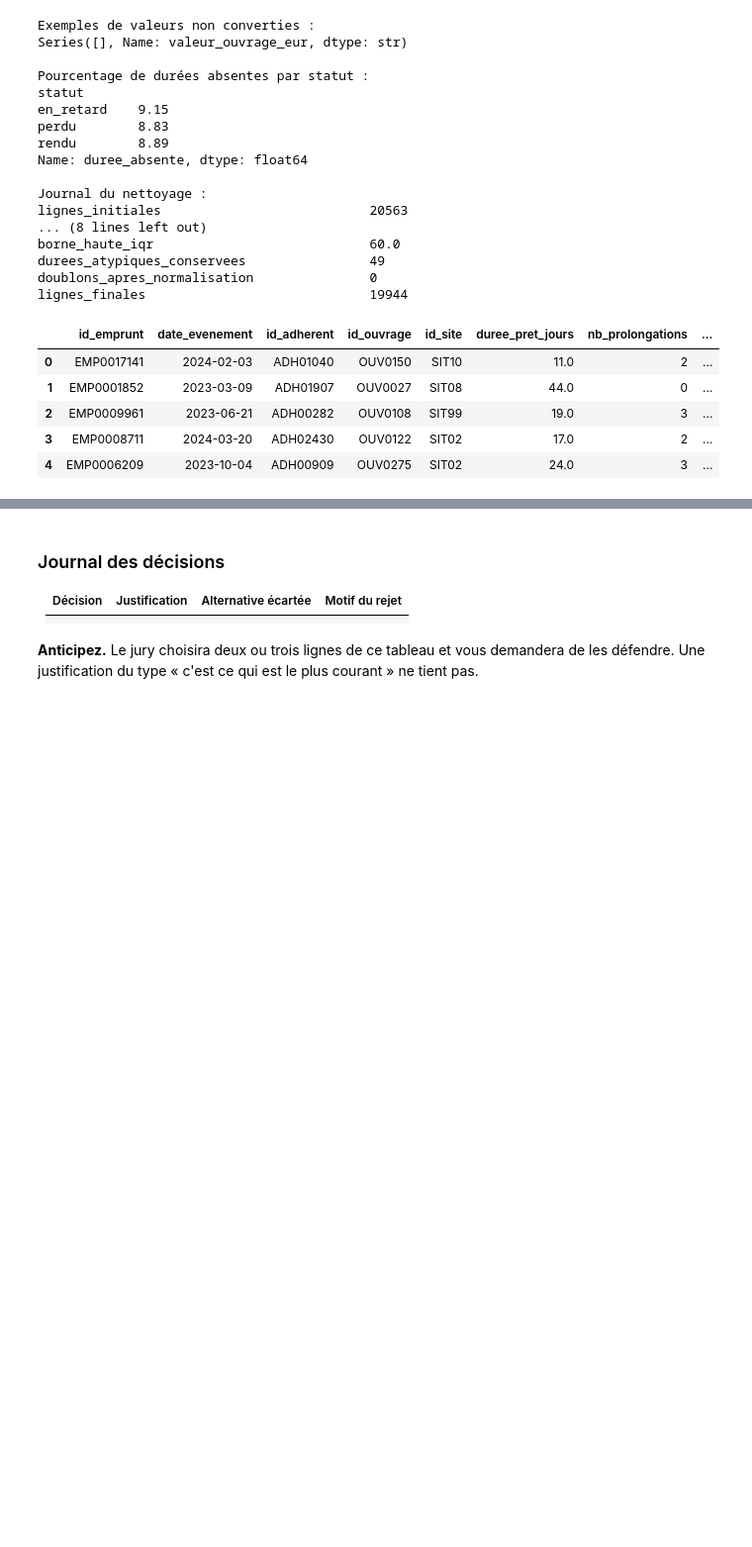
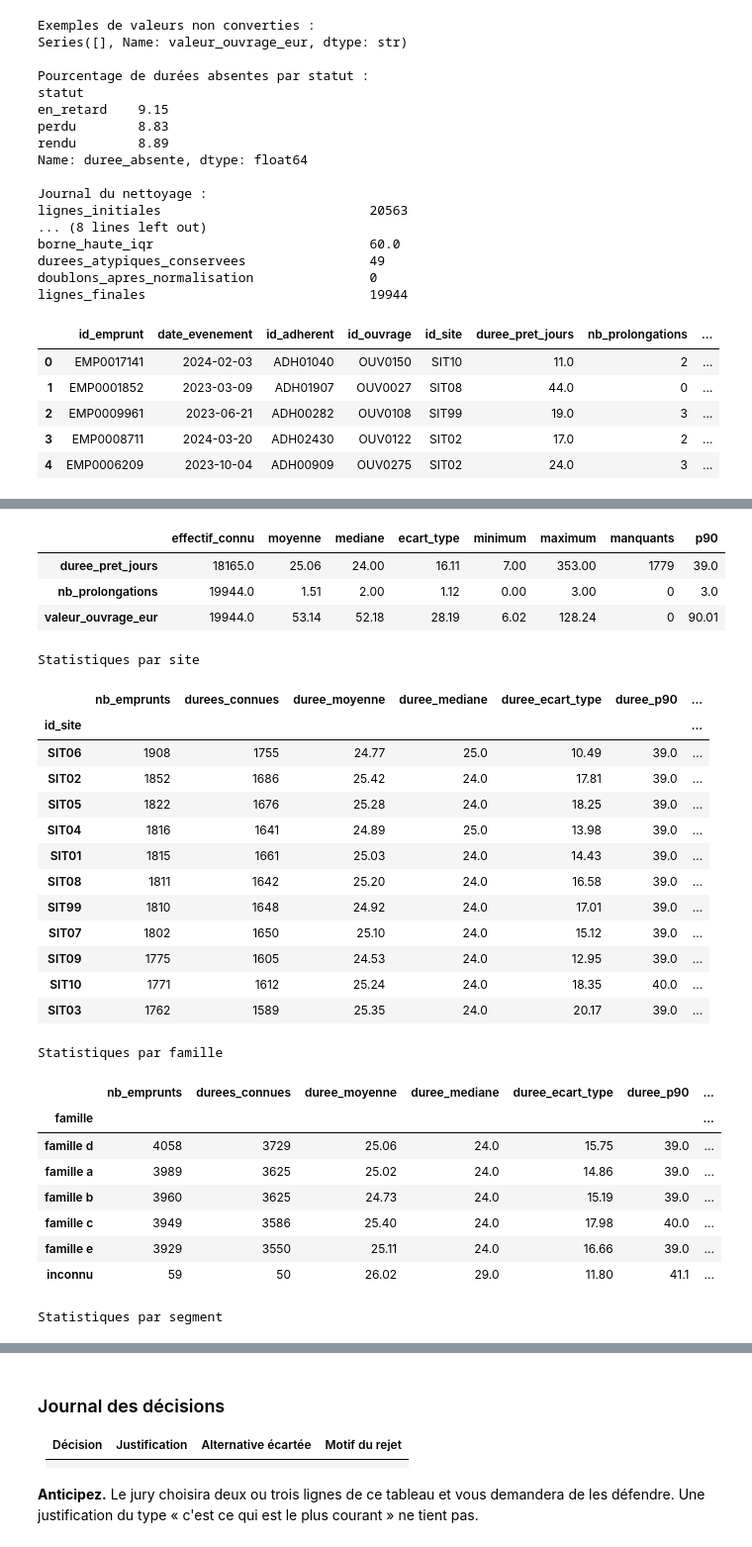
Before and after one commit to ZakariaCoda/Data_Manipulation, a Jupyter notebook: Cours/notebooks/09_projet_canevas.ipynb, the cells around one changed output, grey strips where cells are left out. Shown at 99% size. Cells and saved outputs as stored; diff of their text form; code cells hidden in the pictures; blank space fills up the shorter version.

```diff
--- a/Cours/notebooks/09_projet_canevas.ipynb
+++ b/Cours/notebooks/09_projet_canevas.ipynb
@@ -381,0 +578,77 @@ lignes_finales                             19944
+# %%
+## Etude des donnèes
+
+numeric_columns = [
+    'duree_pret_jours',
+    'nb_prolongations',
+    'valeur_ouvrage_eur',
+]
+
+statistics = analysis_data[numeric_columns].agg([
+    'count', 'mean', 'median', 'std', 'min', 'max'
+]).T
+
+statistics.columns = [
+    'effectif_connu', 'moyenne', 'mediane',
+    'ecart_type', 'minimum', 'maximum',
+]
+
+statistics['manquants'] = analysis_data[numeric_columns].isna().sum()
+statistics['p90'] = analysis_data[numeric_columns].quantile(0.90)
+
+display(statistics.round(2))
+
+
+def summarize_by_group(df, group):
+    return df.groupby(group, dropna=False).agg(
+        nb_emprunts=('id_emprunt', 'size'),
+        durees_connues=('duree_pret_jours', 'count'),
+        duree_moyenne=('duree_pret_jours', 'mean'),
+        duree_mediane=('duree_pret_jours', 'median'),
+        duree_ecart_type=('duree_pret_jours', 'std'),
+        duree_p90=('duree_pret_jours', lambda s: s.quantile(0.90)),
+        durees_absentes_pct=('duree_absente', lambda s: s.mean() * 100),
+    ).sort_values('nb_emprunts', ascending=False)
+
+
+stats_by_site = summarize_by_group(analysis_data, 'id_site')
+stats_by_family = summarize_by_group(analysis_data, 'famille')
+stats_by_segment = summarize_by_group(analysis_data, 'segment')
+
+print("Statistiques par site")
+display(stats_by_site.round(2))
+
+print("Statistiques par famille")
+display(stats_by_family.round(2))
+
+print("Statistiques par segment")
+display(stats_by_segment.round(2))
+# %% [output]
+|  | effectif_connu | moyenne | mediane | ecart_type | minimum | maximum | manquants | p90 |
+| duree_pret_jours | 18165.0 | 25.06 | 24.00 | 16.11 | 7.00 | 353.00 | 1779 | 39.0 |
+| nb_prolongations | 19944.0 | 1.51 | 2.00 | 1.12 | 0.00 | 3.00 | 0 | 3.0 |
+| valeur_ouvrage_eur | 19944.0 | 53.14 | 52.18 | 28.19 | 6.02 | 128.24 | 0 | 90.01 |
+Statistiques par site
+|  | nb_emprunts | durees_connues | duree_moyenne | duree_mediane | duree_ecart_type | duree_p90 | ... |
+| id_site |  |  |  |  |  |  | ... |
+| SIT06 | 1908 | 1755 | 24.77 | 25.0 | 10.49 | 39.0 | ... |
+| SIT02 | 1852 | 1686 | 25.42 | 24.0 | 17.81 | 39.0 | ... |
+| SIT05 | 1822 | 1676 | 25.28 | 24.0 | 18.25 | 39.0 | ... |
+| SIT04 | 1816 | 1641 | 24.89 | 25.0 | 13.98 | 39.0 | ... |
+| SIT01 | 1815 | 1661 | 25.03 | 24.0 | 14.43 | 39.0 | ... |
+| SIT08 | 1811 | 1642 | 25.20 | 24.0 | 16.58 | 39.0 | ... |
+| SIT99 | 1810 | 1648 | 24.92 | 24.0 | 17.01 | 39.0 | ... |
+| SIT07 | 1802 | 1650 | 25.10 | 24.0 | 15.12 | 39.0 | ... |
+| SIT09 | 1775 | 1605 | 24.53 | 24.0 | 12.95 | 39.0 | ... |
+| SIT10 | 1771 | 1612 | 25.24 | 24.0 | 18.35 | 40.0 | ... |
+| SIT03 | 1762 | 1589 | 25.35 | 24.0 | 20.17 | 39.0 | ... |
+Statistiques par famille
+|  | nb_emprunts | durees_connues | duree_moyenne | duree_mediane | duree_ecart_type | duree_p90 | ... |
+| famille |  |  |  |  |  |  | ... |
+| famille d | 4058 | 3729 | 25.06 | 24.0 | 15.75 | 39.0 | ... |
+| famille a | 3989 | 3625 | 25.02 | 24.0 | 14.86 | 39.0 | ... |
+| famille b | 3960 | 3625 | 24.73 | 24.0 | 15.19 | 39.0 | ... |
+| famille c | 3949 | 3586 | 25.40 | 24.0 | 17.98 | 40.0 | ... |
+| famille e | 3929 | 3550 | 25.11 | 24.0 | 16.66 | 39.0 | ... |
+| inconnu | 59 | 50 | 26.02 | 29.0 | 11.80 | 41.1 | ... |
+Statistiques par segment
```
Also changed, not shown: parts of 10 cells of this notebook.
